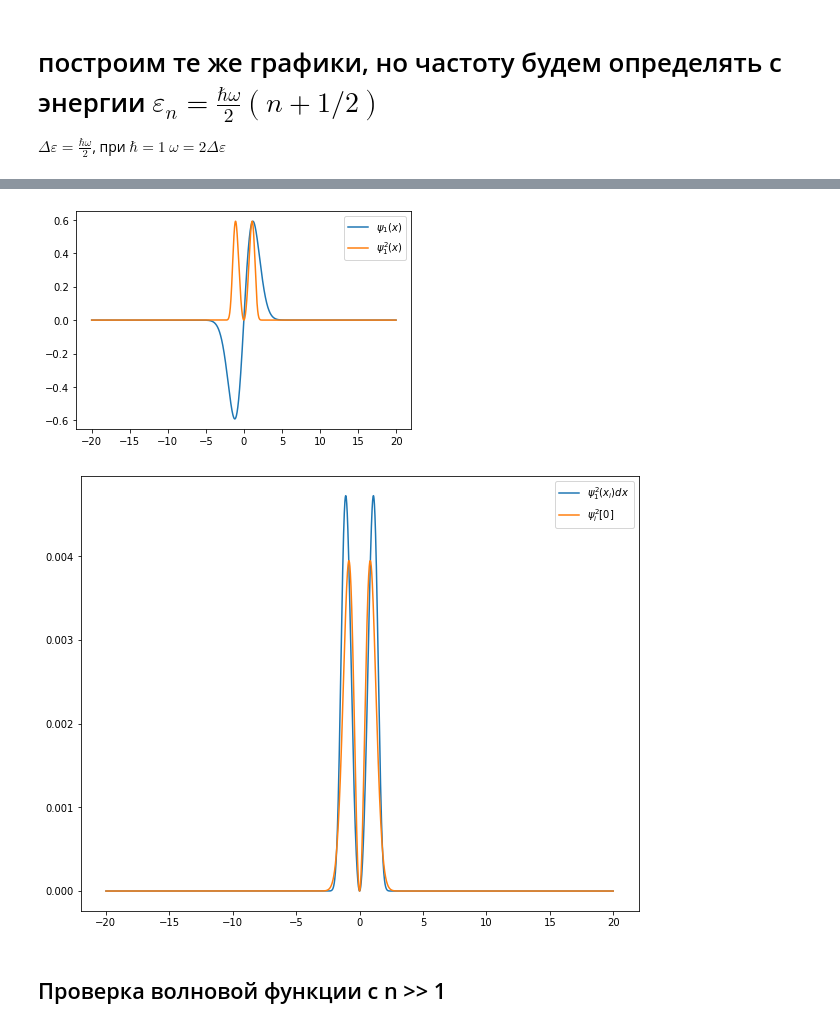
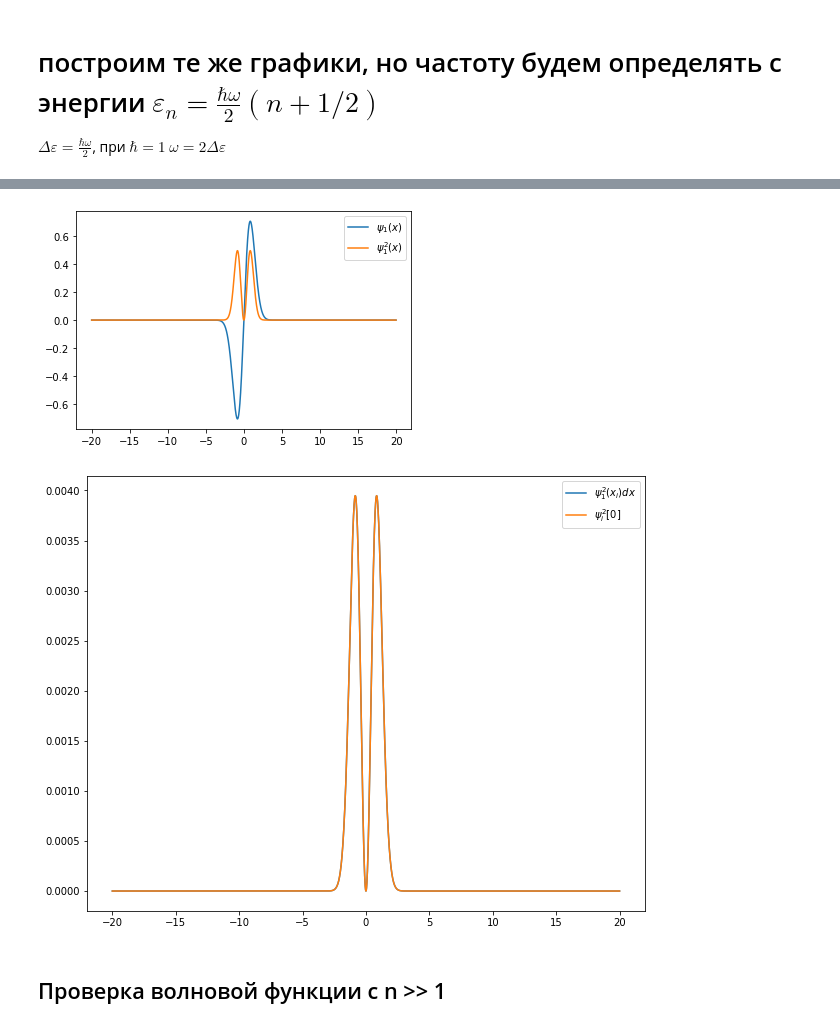
Before and after one commit to Gorchavkina/diplomawork, a Jupyter notebook: fin_diff_matrix_method.ipynb, the cells around one changed output, grey strips where cells are left out. Drawn from its saved outputs; the diff is of its cells as text; code cells hidden in the pictures.

```diff
--- a/fin_diff_matrix_method.ipynb
+++ b/fin_diff_matrix_method.ipynb
@@ -200,7 +200,7 @@ dx на квадрат функции в 0 =  0.00655056391208348
 def psi1(x):
     return psi0(x)*math.sqrt(2)*x/a
 def psi1_2(x):
-    return psi1(x**2)
+    return psi1(x)**2
 
 plt.plot(x,psi1(x),label="$\psi_1(x)$")
 plt.plot(x,psi1_2(x),label="$\psi_1^2(x)$")
@@ -264,16 +264,16 @@ dx на квадрат функции в 0 =  0.005508337926063411
 # %%
 def ps1(x):
     return psi0(x)*math.sqrt(2)*x/a1
 def ps1_2(x):
-    return psi1(x**2)
+    return psi1(x)**2
 
 plt.plot(x,psi1(x),label="$\psi_1(x)$")
 plt.plot(x,psi1_2(x),label="$\psi_1^2(x)$")
 #plt.plot(x, psi1_2(x)*dx)
 plt.legend()
 plt.show()
 # %% [output]
-[figure, old version]
+[figure, new version]
 # %%
 plt.figure(figsize=(10,8))
 plt.plot(x, ps1_2(x)*dx,label="$\psi_1^2(x_i)dx$")
@@ -281,7 +281,7 @@ plt.plot(x, eigvecs[:,1]**2,label="$\psi_i^2[0]$")
 plt.legend( )
 plt.show()
 # %% [output]
-[figure, old version]
+[figure, new version]
 # %% [markdown]
 ## Проверка волновой функции с n >> 1
 # %%
```
Also changed, not shown: parts of 10 cells of this notebook.
